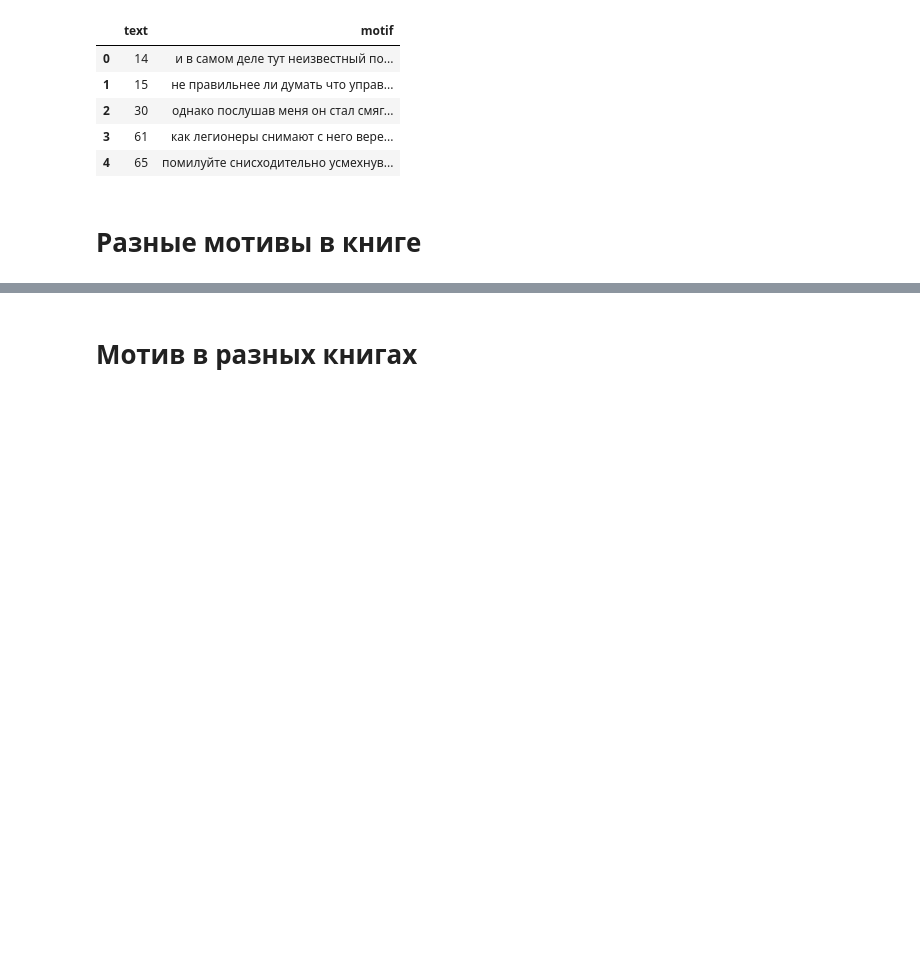
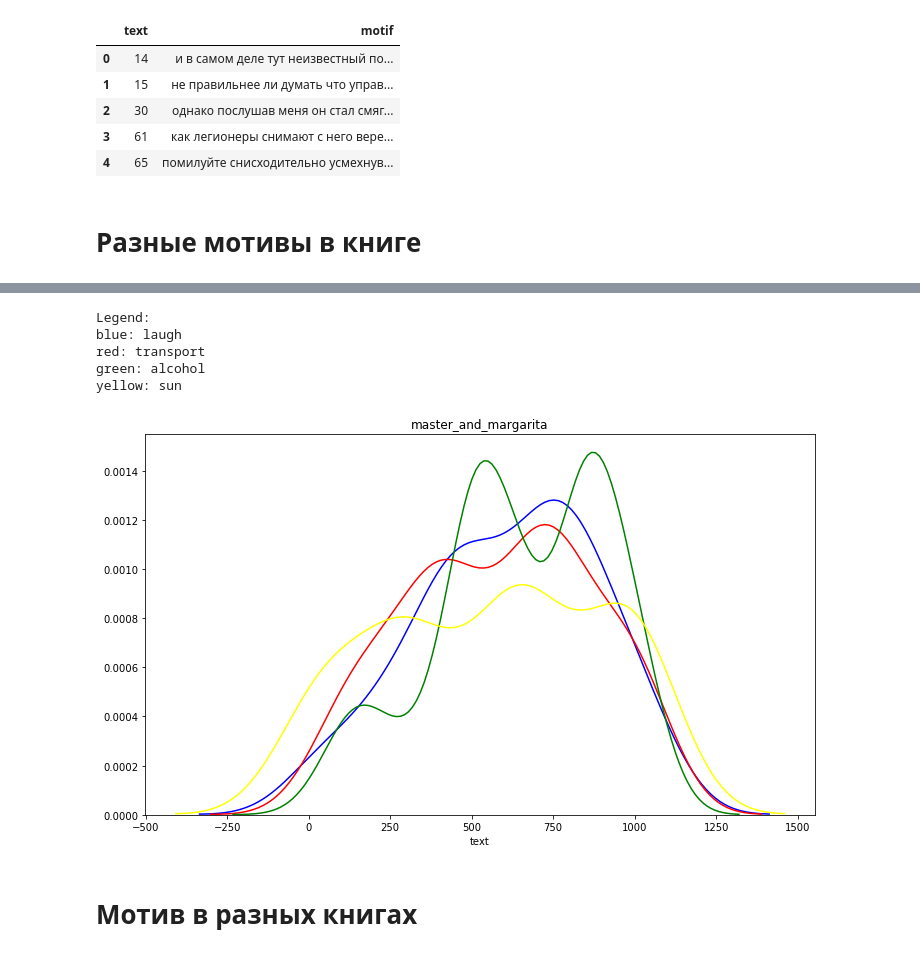
Before and after one commit to mtaktash/motive-grammar, a Jupyter notebook: results/MotiveDynamics.ipynb, the cells around one changed output, grey strips where cells are left out. Saved outputs shown, nothing was run; the diff lists cells and outputs as text; code cells hidden in the pictures; blank space fills up the shorter version.

```diff
--- a/results/MotiveDynamics.ipynb
+++ b/results/MotiveDynamics.ipynb
@@ -45,11 +45,10 @@ import seaborn as sns
 %matplotlib inline
 
 def plot_motives(bookname):
+    plt.figure(figsize=(12,7))
+    plt.title(f'{bookname}')
     for motive, color in zip(MOTIVES, COLORS):
         file_path = f'{OUTPUT_FOLDER}/{motive}/{bookname}.tsv'
         data = pd.read_csv(file_path, sep='\t')
         num_bins = max(data.text) // 10
-
-        plt.figure(figsize=(12,5))
-        plt.title(f'{motive} in {bookname}')
-        sns.distplot(data.text, bins=num_bins, hist=True, color=color);
+        sns.distplot(data.text, bins=num_bins, hist=False, color=color);
@@ -63,3 +55,15 @@ plot_motives('master_and_margarita')
+# %%
+plot_motives('master_and_margarita')
+print('Legend:')
+for col, motive in zip(COLORS, MOTIVES):
+    print(f'{col}: {motive}')
+# %% [output]
+Legend:
+blue: laugh
+red: transport
+green: alcohol
+yellow: sun
+[figure, added]
 # %% [markdown]
 # Мотив в разных книгах
 # %%
```
Also changed, not shown: parts of 1 cell of this notebook.
